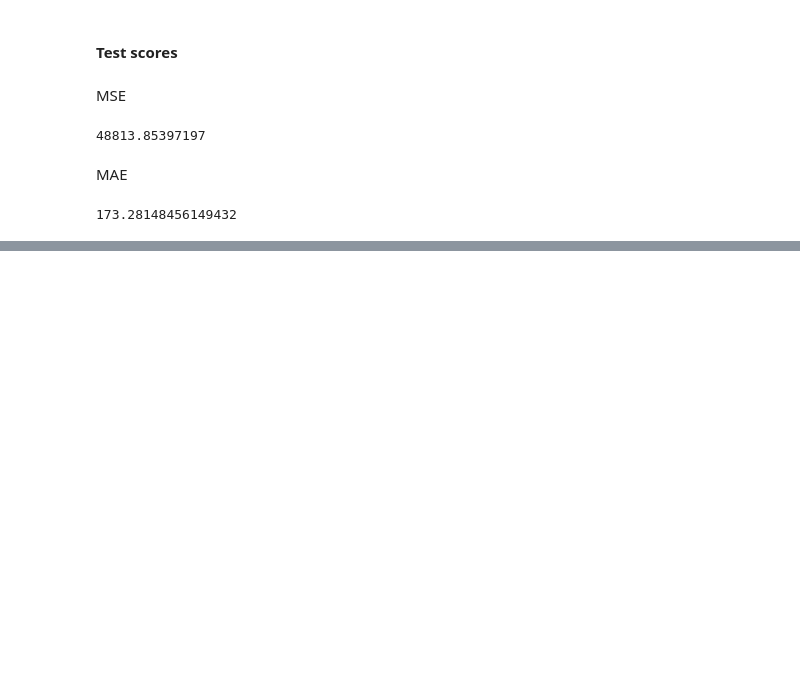
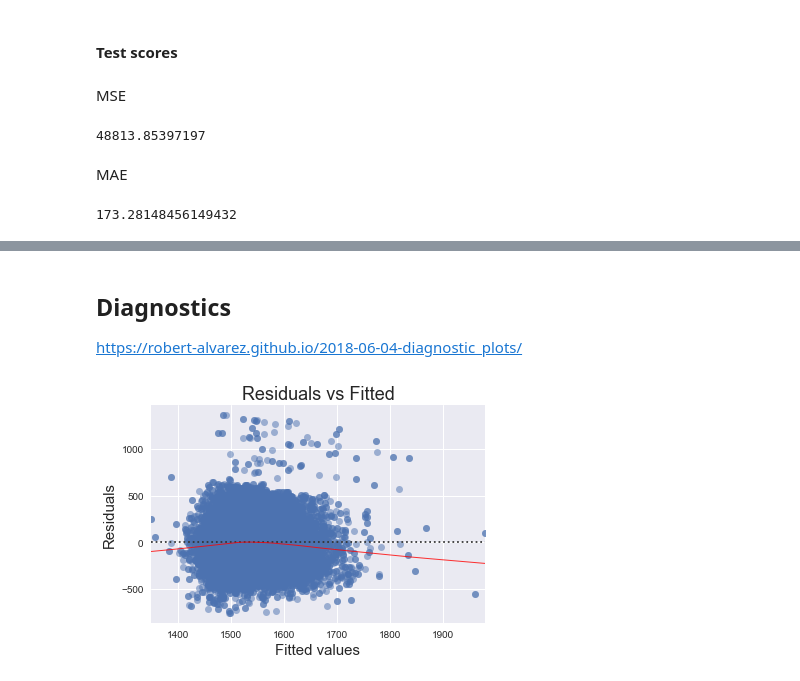
Before and after one commit to Lux040899/MAST30034-Team-Project, a Jupyter notebook: master.ipynb, the cells around one changed output, grey strips where cells are left out. Saved outputs shown, nothing was run; the diff lists cells and outputs as text; code cells hidden in the pictures; blank space fills up the shorter version.

```diff
--- a/master.ipynb
+++ b/master.ipynb
@@ -707,0 +754,2 @@ mean_absolute_error(test_by, las.predict(test_bx))
+# %%
+results_fr = model.fit_regularized(L1_wt=0, alpha=1)
@@ -707,0 +833,48 @@ mean_absolute_error(test_by, las.predict(test_bx))
+# %% [markdown]
+## Diagnostics
+https://robert-alvarez.github.io/2018-06-04-diagnostic_plots/
+# %%
+import numpy as np
+import pandas as pd
+import seaborn as sns
+import statsmodels.api as sm
+import matplotlib.pyplot as plt
+from statsmodels.graphics.gofplots import ProbPlot
+plt.style.use('seaborn') # pretty matplotlib plots
+plt.rc('font', size=14)
+plt.rc('figure', titlesize=18)
+plt.rc('axes', labelsize=15)
+plt.rc('axes', titlesize=18)
+# %%
+# generate OLS model
+
+
+# create dataframe from X, y for easier plot handling
+dataframe = pd.concat([train_bx, train_by], axis=1)
+# %%
+# model values
+model_fitted_y = final.fittedvalues
+# model residuals
+model_residuals = final.resid
+# normalized residuals
+model_norm_residuals = final.get_influence().resid_studentized_internal
+# absolute squared normalized residuals
+model_norm_residuals_abs_sqrt = np.sqrt(np.abs(model_norm_residuals))
+# absolute residuals
+model_abs_resid = np.abs(model_residuals)
+# leverage, from statsmodels internals
+model_leverage = final.get_influence().hat_matrix_diag
+# cook's distance, from statsmodels internals
+model_cooks = final.get_influence().cooks_distance[0]
+
+plot_lm_1 = plt.figure()
+plot_lm_1.axes[0] = sns.residplot(model_fitted_y, dataframe.columns[-1], data=dataframe,
+                          lowess=True,
+                          scatter_kws={'alpha': 0.5},
+                          line_kws={'color': 'red', 'lw': 1, 'alpha': 0.8})
+
+plot_lm_1.axes[0].set_title('Residuals vs Fitted')
+plot_lm_1.axes[0].set_xlabel('Fitted values')
+plot_lm_1.axes[0].set_ylabel('Residuals');
+# %% [output]
+[figure, added]
```
Also changed, not shown: parts of 19 cells of this notebook.
